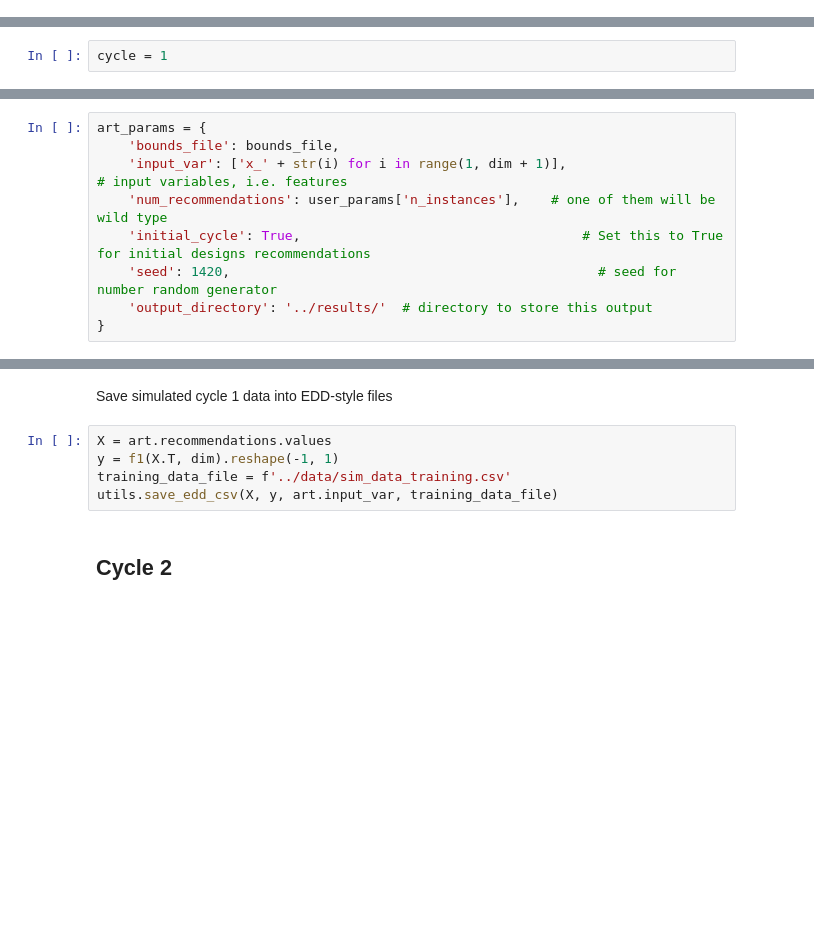
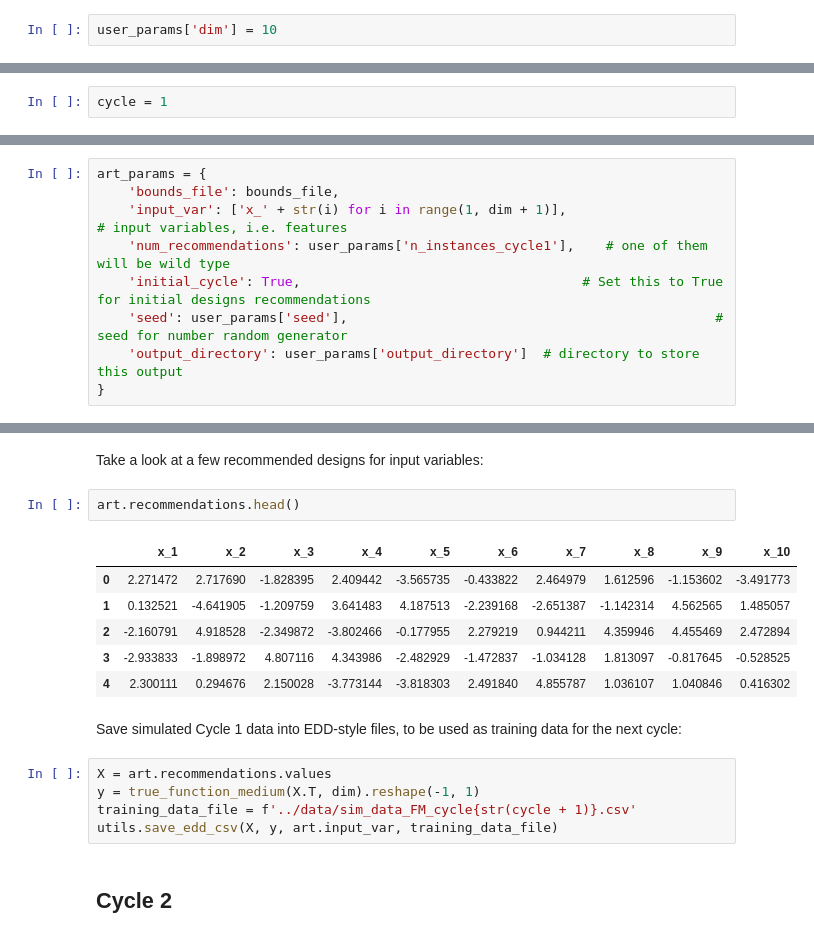
Before and after one commit to JBEI/ART, a Jupyter notebook: notebooks/Simulated_Data_MediumFunction_Tutorial.ipynb, the cells around one changed output, grey strips where cells are left out. Saved outputs shown, nothing was run; the diff lists cells and outputs as text; blank space fills up the shorter version.

```diff
--- a/notebooks/Simulated_Data_MediumFunction_Tutorial.ipynb
+++ b/notebooks/Simulated_Data_MediumFunction_Tutorial.ipynb
@@ -29 +36,3 @@ dim = 10
+# %%
+user_params['dim'] = 10
 # %% [markdown]
@@ -88,8 +103,8 @@ cycle = 1
 art_params = {
     'bounds_file': bounds_file,
     'input_var': ['x_' + str(i) for i in range(1, dim + 1)],                    # input variables, i.e. features
-    'num_recommendations': user_params['n_instances'],    # one of them will be wild type
+    'num_recommendations': user_params['n_instances_cycle1'],    # one of them will be wild type
     'initial_cycle': True,                                    # Set this to True for initial designs recommendations
-    'seed': 1420,                                               # seed for number random generator
-    'output_directory': '../results/'  # directory to store this output
+    'seed': user_params['seed'],                                               # seed for number random generator
+    'output_directory': user_params['output_directory']  # directory to store this output
 }
@@ -109,9 +115,20 @@ df.tail()
+# %% [markdown]
+Take a look at a few recommended designs for input variables:
+# %%
+art.recommendations.head()
+# %% [output]
+|  | x_1 | x_2 | x_3 | x_4 | x_5 | x_6 | x_7 | x_8 | x_9 | x_10 |
+| 0 | 2.271472 | 2.717690 | -1.828395 | 2.409442 | -3.565735 | -0.433822 | 2.464979 | 1.612596 | -1.153602 | -3.491773 |
+| 1 | 0.132521 | -4.641905 | -1.209759 | 3.641483 | 4.187513 | -2.239168 | -2.651387 | -1.142314 | 4.562565 | 1.485057 |
+| 2 | -2.160791 | 4.918528 | -2.349872 | -3.802466 | -0.177955 | 2.279219 | 0.944211 | 4.359946 | 4.455469 | 2.472894 |
+| 3 | -2.933833 | -1.898972 | 4.807116 | 4.343986 | -2.482929 | -1.472837 | -1.034128 | 1.813097 | -0.817645 | -0.528525 |
+| 4 | 2.300111 | 0.294676 | 2.150028 | -3.773144 | -3.818303 | 2.491840 | 4.855787 | 1.036107 | 1.040846 | 0.416302 |
 # %% [markdown]
-Save simulated cycle 1 data into EDD-style files
+Save simulated Cycle 1 data into EDD-style files, to be used as training data for the next cycle:
 # %%
 X = art.recommendations.values
-y = f1(X.T, dim).reshape(-1, 1)
-training_data_file = f'../data/sim_data_training.csv'
+y = true_function_medium(X.T, dim).reshape(-1, 1)
+training_data_file = f'../data/sim_data_FM_cycle{str(cycle + 1)}.csv'
 utils.save_edd_csv(X, y, art.input_var, training_data_file)
 # %% [markdown]
 ## Cycle 2
```
Also changed, not shown: parts of 53 cells of this notebook, 21 other files.
